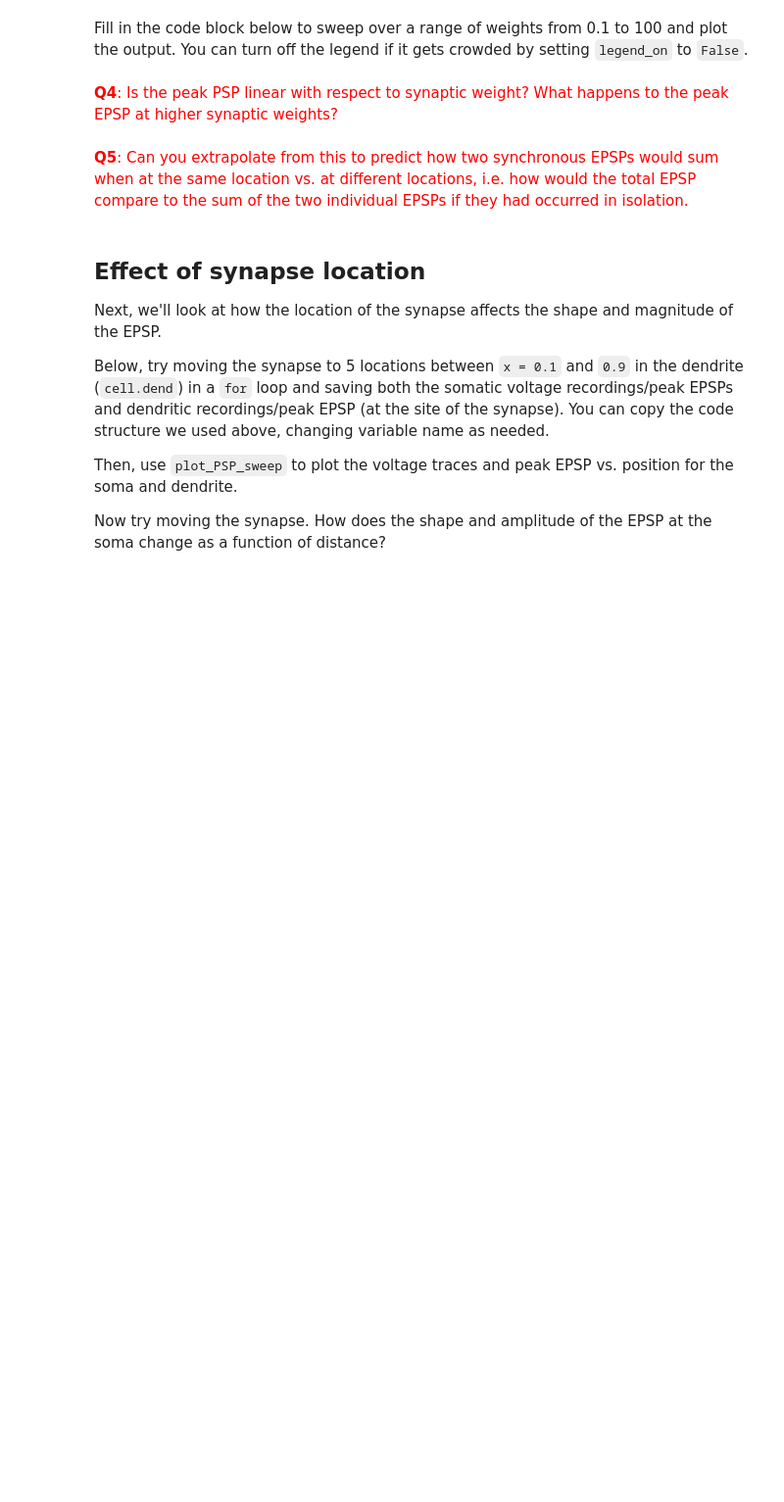
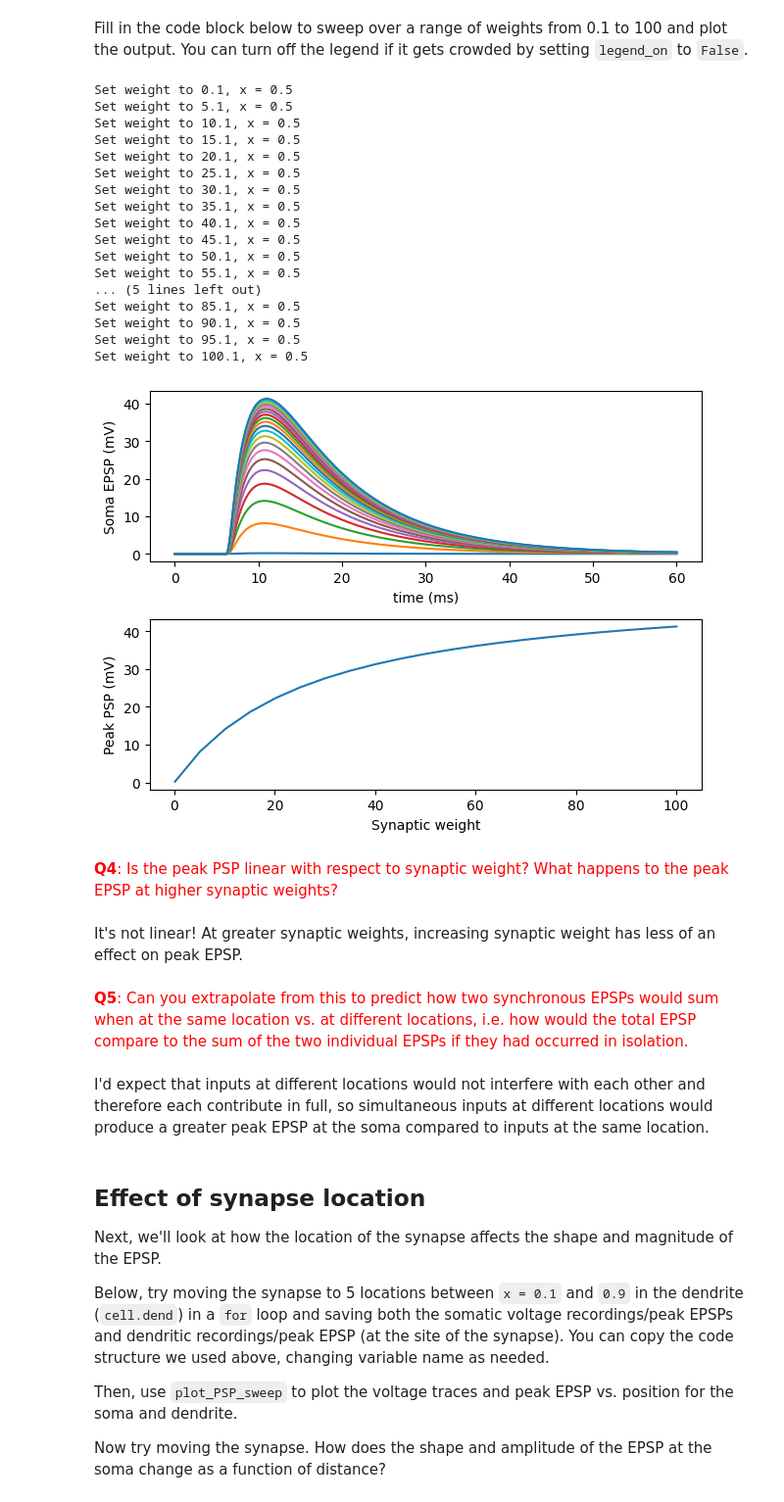
Before and after one commit to lw-miles24/9--CompModNervSys-BallAndStickSynapses, a Jupyter notebook: CompModNervSys_exercise9.ipynb, the cells around one changed output. Shown: that part at 98% size. Cells and saved outputs as stored; diff of their text form; code cells hidden in the pictures; blank space fills up the shorter version.

```diff
--- a/CompModNervSys_exercise9.ipynb
+++ b/CompModNervSys_exercise9.ipynb
@@ -114,6 +142,10 @@ Set the appropriate parameters of `estim` below to apply a single stimulus at $5
 # Create NetStim object to generate artificial presynaptic events for the excitatory synapse
 estim = h.NetStim()
 # Set parameters of estim here
+estim.interval = 0 # ms
+estim.number = 1
+estim.start = 5 # ms
+estim.noise = 0
 # %% [markdown]
 Lastly (3), we connect our `NetStim` object, which we called `estim`, to our synapse `ampa_syn` using a `NetCon`. Each `NetCon` has a `source` and `target`, which are input as the first two arguments. The `source` can be a spike generator (like a `NetStim`) or a presynaptic voltage (e.g., `cell.soma._ref_v`) that it watches for threshold crossings. If a spike occurs, it triggers the `target` mechanism (which should be a mechanism that has some way of handling incoming events).
 
@@ -230,36 +284,59 @@ def plot_PSP_sweep(V_vecs,peakPSPs,x,x_label,y_label,x_label_str,legend_on=True)
 # %% [markdown]
 Fill in the code block below to sweep over a range of weights from 0.1 to 100 and plot the output. You can turn off the legend if it gets crowded by setting `legend_on` to `False`.
 # %%
-weight_vec =  # your code goes here
+weight_vec = np.arange(0.1,102,5) # your code goes here
 
 ampa_syn.loc(cell.dend(0.5)) # reposition at x = 0.5
 
 soma_V_vecs = [] #store soma voltage recordings
 soma_peakEPSPs = [] # store soma peak EPSPs
 synloc_V_vecs = [] # store EPSP at location of synapse
 synloc_peakEPSPs = [] # store synapse peak EPSPs
 for w in weight_vec:
-    nc_estim.weight[0] =  # fill in code here
+    nc_estim.weight[0] = w # fill in code here
     print('Set weight to {:.1f}, x = {:.1f}'.format(nc_estim.weight[0],ampa_syn.get_loc()))
     h.run()
     soma_V_veci = cell.soma_v.to_python(np.zeros(len(cell.soma_v)))
     soma_V_vecs.append(soma_V_veci) # compute EPSP by subtracting baseline
     soma_peakEPSPs.append(soma_V_veci.max()-soma_V_veci[xind(t_vec,estim.start)])
 
 soma_peakEPSPs = np.array(soma_peakEPSPs)
 synloc_peakEPSPs = np.array(synloc_peakEPSPs)
 
 nc_estim.weight[0] = 1 # reset weight to 1
 
-plot_PSP_sweep(soma_V_vecs,soma_peakEPSPs,weight_vec,'Synaptic weight','Soma EPSP (mV)','weight = {:.1f}')
+plot_PSP_sweep(soma_V_vecs,soma_peakEPSPs,weight_vec,'Synaptic weight','Soma EPSP (mV)','weight = {:.1f}',legend_on=False)
+# %% [output]
+Set weight to 0.1, x = 0.5
+Set weight to 5.1, x = 0.5
+Set weight to 10.1, x = 0.5
+Set weight to 15.1, x = 0.5
+Set weight to 20.1, x = 0.5
+Set weight to 25.1, x = 0.5
+Set weight to 30.1, x = 0.5
+Set weight to 35.1, x = 0.5
+Set weight to 40.1, x = 0.5
+Set weight to 45.1, x = 0.5
+Set weight to 50.1, x = 0.5
+Set weight to 55.1, x = 0.5
+... (5 lines left out)
+Set weight to 85.1, x = 0.5
+Set weight to 90.1, x = 0.5
+Set weight to 95.1, x = 0.5
+Set weight to 100.1, x = 0.5
+[figure, added]
 # %% [markdown]
 <font color='red'>**Q4**:
 Is the peak PSP linear with respect to synaptic weight? What happens to the peak EPSP at higher synaptic weights?
 </font>
+# %% [markdown]
+It's not linear! At greater synaptic weights, increasing synaptic weight has less of an effect on peak EPSP.
 # %% [markdown]
 <font color='red'>**Q5**:
 Can you extrapolate from this to predict how two synchronous EPSPs would sum when at the same location vs. at different locations, i.e. how would the total EPSP compare to the sum of the two individual EPSPs if they had occurred in isolation.
 </font>
+# %% [markdown]
+I'd expect that inputs at different locations would not interfere with each other and therefore each contribute in full, so simultaneous inputs at different locations would produce a greater peak EPSP at the soma compared to inputs at the same location.
 # %% [markdown]
 ## Effect of synapse location
 
```
Also changed, not shown: parts of 33 cells of this notebook.
